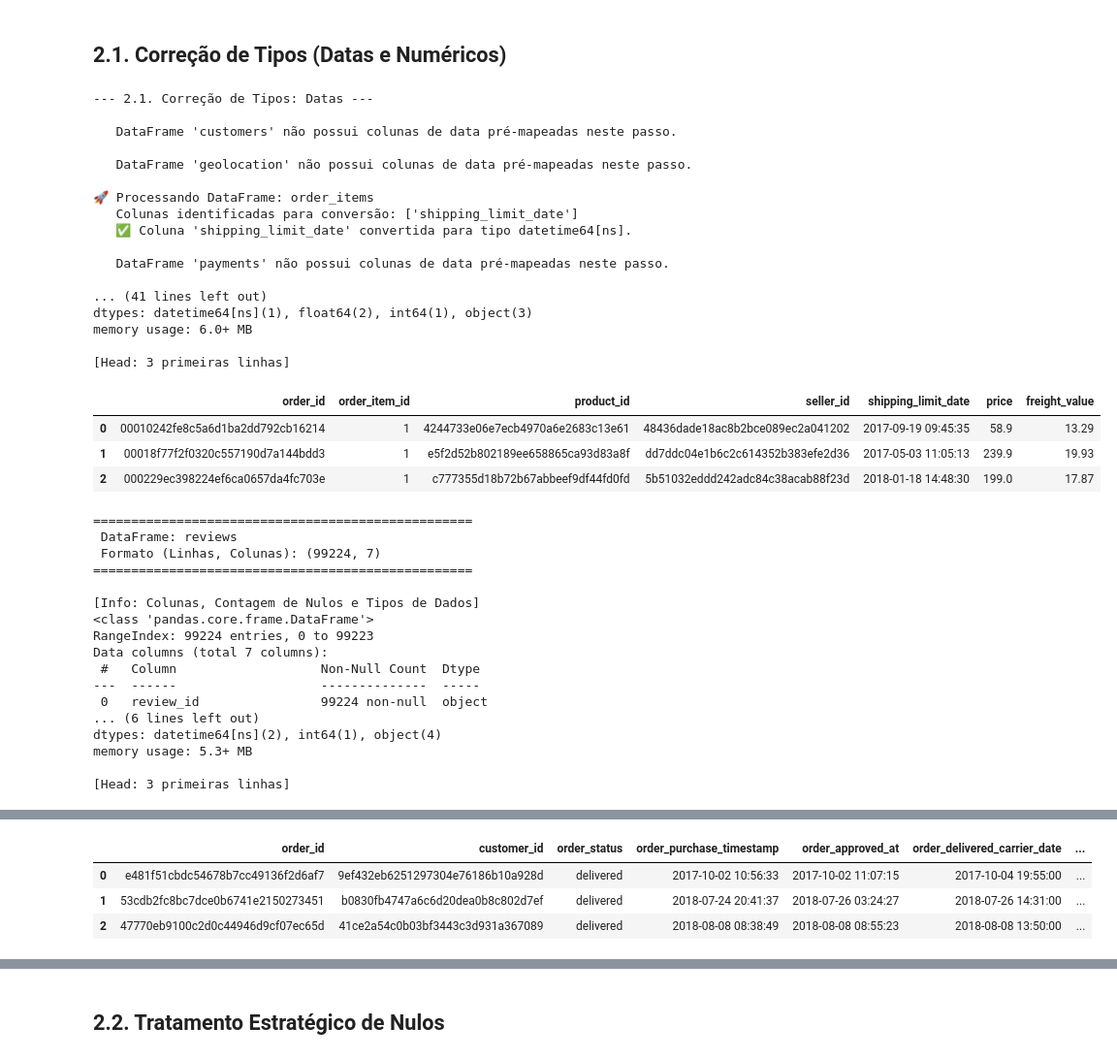
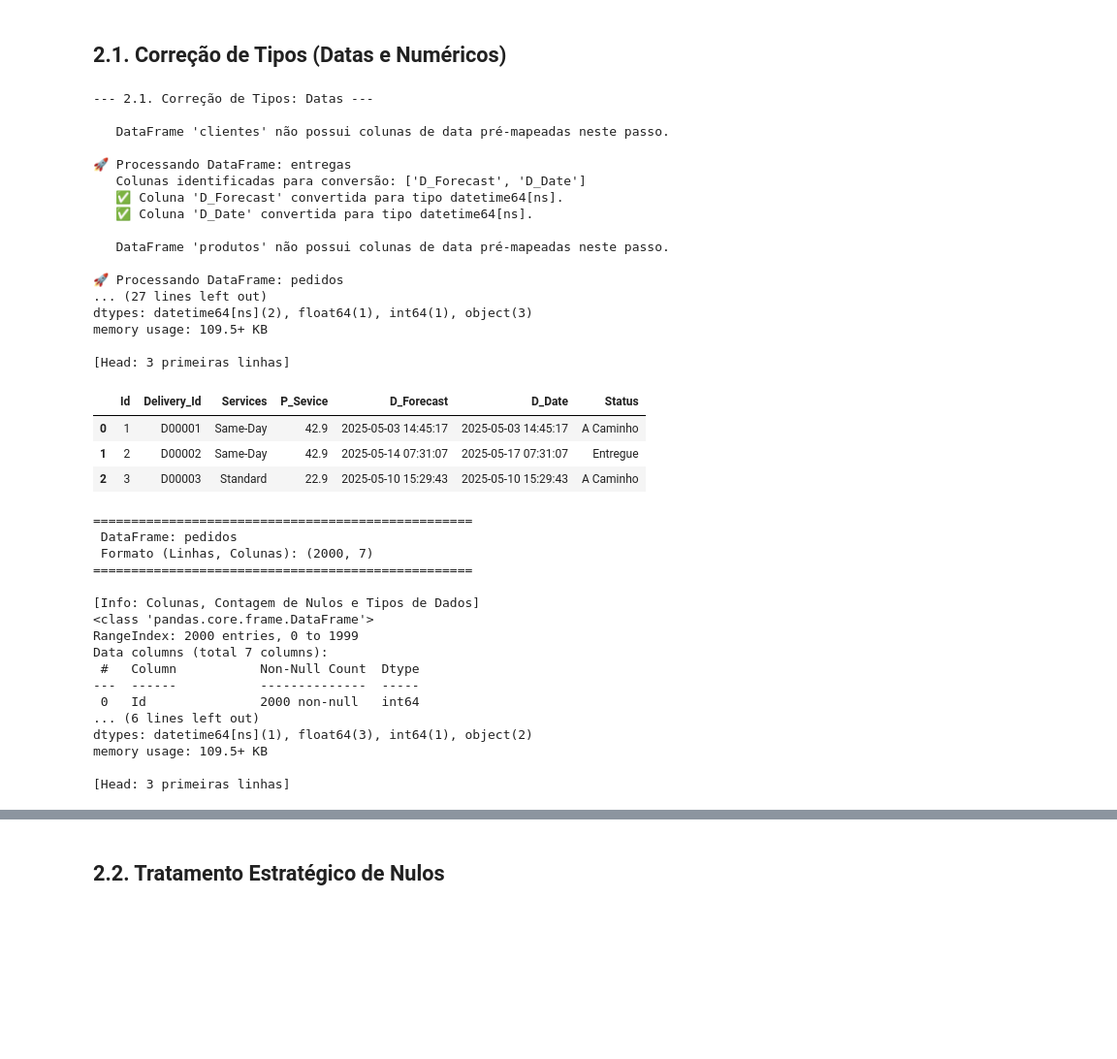
Before and after one commit to vic-fmr/ecommerce-analytics, a Jupyter notebook: codigo/analise_ecommerce.ipynb, the cells around one changed output, grey strips where cells are left out. Shown: that part at 97% size. Drawn from its saved outputs; the diff is of its cells as text; code cells hidden in the pictures; blank space fills up the shorter version.

```diff
--- a/codigo/analise_ecommerce.ipynb
+++ b/codigo/analise_ecommerce.ipynb
@@ -43,3 +31,17 @@ dataframes = {}
+# %%
+
+
+DATA_PATH = "/content/ecommerce-analytics/dados"
+
+arquivos = {
+    "clientes": "DIM_Customer.csv",
+    "entregas": "DIM_Delivery.csv",
+    "produtos": "DIM_Products.csv",
+    "pedidos": "FACT_Orders.csv",
+    "compras": "DIM_Shopping.csv",
+}
+
+dataframes = {}
 # %% [markdown]
 ## 1.3. Exploração Inicial (info(), head())
 # %%
@@ -222,10 +199,8 @@ Seção de limpeza e verificação de dados.
 print("\n--- 2.1. Correção de Tipos: Datas ---")
 
 colunas_de_data = {
-    'orders': ['order_purchase_timestamp', 'order_approved_at', 'order_delivered_carrier_date',
-               'order_delivered_customer_date', 'order_estimated_delivery_date'],
-    'order_items': ['shipping_limit_date'],
-    'reviews' : ['review_answer_timestamp','review_creation_date']
+    'entregas': ['D_Forecast', 'D_Date'],
+    'pedidos': ['Order_Date']
 }
 
 for nome_df, df in dataframes.items():
@@ -261,66 +236,66 @@ print("\n" + "="*70)
 print("\n--- 2.1. Correção de Tipos: Numéricos ---")
 
 colunas_numericas = {
-    'order_items': ['price', 'freight_value'],
-    'payments': ['payment_sequential','payment_installments','payment_value'],
-    'reviews' : ['review_score'],
-    'products': ['product_name_lenght','product_photos_qty','product_weight_g', 'product_length_cm', 'product_height_cm', 'product_width_cm'],
-    'sellers' : ['seller_zip_code_prefix']
+    'clientes': ['Id'],
+    'entregas': ['Id', 'P_Sevice'],
+    'produtos': ['Id', 'Price'],
+    'pedidos': ['Id', 'Discount', 'Subtotal', 'Total'],
+    'compras': ['Id', 'Quantity', 'Price']
 }
 
 for nome_df, df in dataframes.items():
     if nome_df in colunas_numericas:
         print(f"\n🚀 Processando DataFrame: {nome_df}")
 
         # Filtrar apenas as colunas que realmente existem no DataFrame
         colunas_para_converter = [col for col in colunas_numericas[nome_df] if col in df.columns]
 
         if colunas_para_converter:
             for col in colunas_para_converter:
                 # Converte para float, o parâmetro 'errors='coerce'' transforma
                 # qualquer valor que não seja numérico em NaN (Not a Number).
                 df[col] = pd.to_numeric(df[col], errors='coerce')
                 print(f"   ✅ Coluna '{col}' convertida para tipo numérico (float64) com erros forçados a NaN.")
 
             dataframes[nome_df] = df
         else:
             print(f"   Nenhuma coluna numérica predefinida encontrada em '{nome_df}'.")
 # %% [output]
 --- 2.1. Correção de Tipos: Datas ---
 
-   DataFrame 'customers' não possui colunas de data pré-mapeadas neste passo.
+   DataFrame 'clientes' não possui colunas de data pré-mapeadas neste passo.
 
-   DataFrame 'geolocation' não possui colunas de data pré-mapeadas neste passo.
+🚀 Processando DataFrame: entregas
+   Colunas identificadas para conversão: ['D_Forecast', 'D_Date']
+   ✅ Coluna 'D_Forecast' convertida para tipo datetime64[ns].
+   ✅ Coluna 'D_Date' convertida para tipo datetime64[ns].
 
-🚀 Processando DataFrame: order_items
-   Colunas identificadas para conversão: ['shipping_limit_date']
-   ✅ Coluna 'shipping_limit_date' convertida para tipo datetime64[ns].
+   DataFrame 'produtos' não possui colunas de data pré-mapeadas neste passo.
 
-   DataFrame 'payments' não possui colunas de data pré-mapeadas neste passo.
-
-... (41 lines left out)
-dtypes: datetime64[ns](1), float64(2), int64(1), object(3)
-memory usage: 6.0+ MB
+🚀 Processando DataFrame: pedidos
+... (27 lines left out)
+dtypes: datetime64[ns](2), float64(1), int64(1), object(3)
+memory usage: 109.5+ KB
 
 [Head: 3 primeiras linhas]
-|  | order_id | order_item_id | product_id | seller_id | shipping_limit_date | price | freight_value |
-| 0 | 00010242fe8c5a6d1ba2dd792cb16214 | 1 | 4244733e06e7ecb4970a6e2683c13e61 | 48436dade18ac8b2bce089ec2a041202 | 2017-09-19 09:45:35 | 58.9 | 13.29 |
-| 1 | 00018f77f2f0320c557190d7a144bdd3 | 1 | e5f2d52b802189ee658865ca93d83a8f | dd7ddc04e1b6c2c614352b383efe2d36 | 2017-05-03 11:05:13 | 239.9 | 19.93 |
-| 2 | 000229ec398224ef6ca0657da4fc703e | 1 | c777355d18b72b67abbeef9df44fd0fd | 5b51032eddd242adc84c38acab88f23d | 2018-01-18 14:48:30 | 199.0 | 17.87 |
+|  | Id | Delivery_Id | Services | P_Sevice | D_Forecast | D_Date | Status |
+| 0 | 1 | D00001 | Same-Day | 42.9 | 2025-05-03 14:45:17 | 2025-05-03 14:45:17 | A Caminho |
+| 1 | 2 | D00002 | Same-Day | 42.9 | 2025-05-14 07:31:07 | 2025-05-17 07:31:07 | Entregue |
+| 2 | 3 | D00003 | Standard | 22.9 | 2025-05-10 15:29:43 | 2025-05-10 15:29:43 | A Caminho |
 ==================================================
- DataFrame: reviews
- Formato (Linhas, Colunas): (99224, 7)
+ DataFrame: pedidos
+ Formato (Linhas, Colunas): (2000, 7)
 ==================================================
 
 [Info: Colunas, Contagem de Nulos e Tipos de Dados]
 <class 'pandas.core.frame.DataFrame'>
-RangeIndex: 99224 entries, 0 to 99223
+RangeIndex: 2000 entries, 0 to 1999
 Data columns (total 7 columns):
- #   Column                   Non-Null Count  Dtype
----  ------                   --------------  -----
- 0   review_id                99224 non-null  object
+ #   Column           Non-Null Count  Dtype
+---  ------           --------------  -----
+ 0   Id               2000 non-null   int64
 ... (6 lines left out)
-dtypes: datetime64[ns](2), int64(1), object(4)
-memory usage: 5.3+ MB
+dtypes: datetime64[ns](1), float64(3), int64(1), object(2)
+memory usage: 109.5+ KB
 
 [Head: 3 primeiras linhas]
@@ -348,4 +322,0 @@ memory usage: 6.1+ MB
-|  | order_id | customer_id | order_status | order_purchase_timestamp | order_approved_at | order_delivered_carrier_date | ... |
-| 0 | e481f51cbdc54678b7cc49136f2d6af7 | 9ef432eb6251297304e76186b10a928d | delivered | 2017-10-02 10:56:33 | 2017-10-02 11:07:15 | 2017-10-04 19:55:00 | ... |
-| 1 | 53cdb2fc8bc7dce0b6741e2150273451 | b0830fb4747a6c6d20dea0b8c802d7ef | delivered | 2018-07-24 20:41:37 | 2018-07-26 03:24:27 | 2018-07-26 14:31:00 | ... |
-| 2 | 47770eb9100c2d0c44946d9cf07ec65d | 41ce2a54c0b03bf3443c3d931a367089 | delivered | 2018-08-08 08:38:49 | 2018-08-08 08:55:23 | 2018-08-08 13:50:00 | ... |
```
Also changed, not shown: parts of 12 cells of this notebook.
